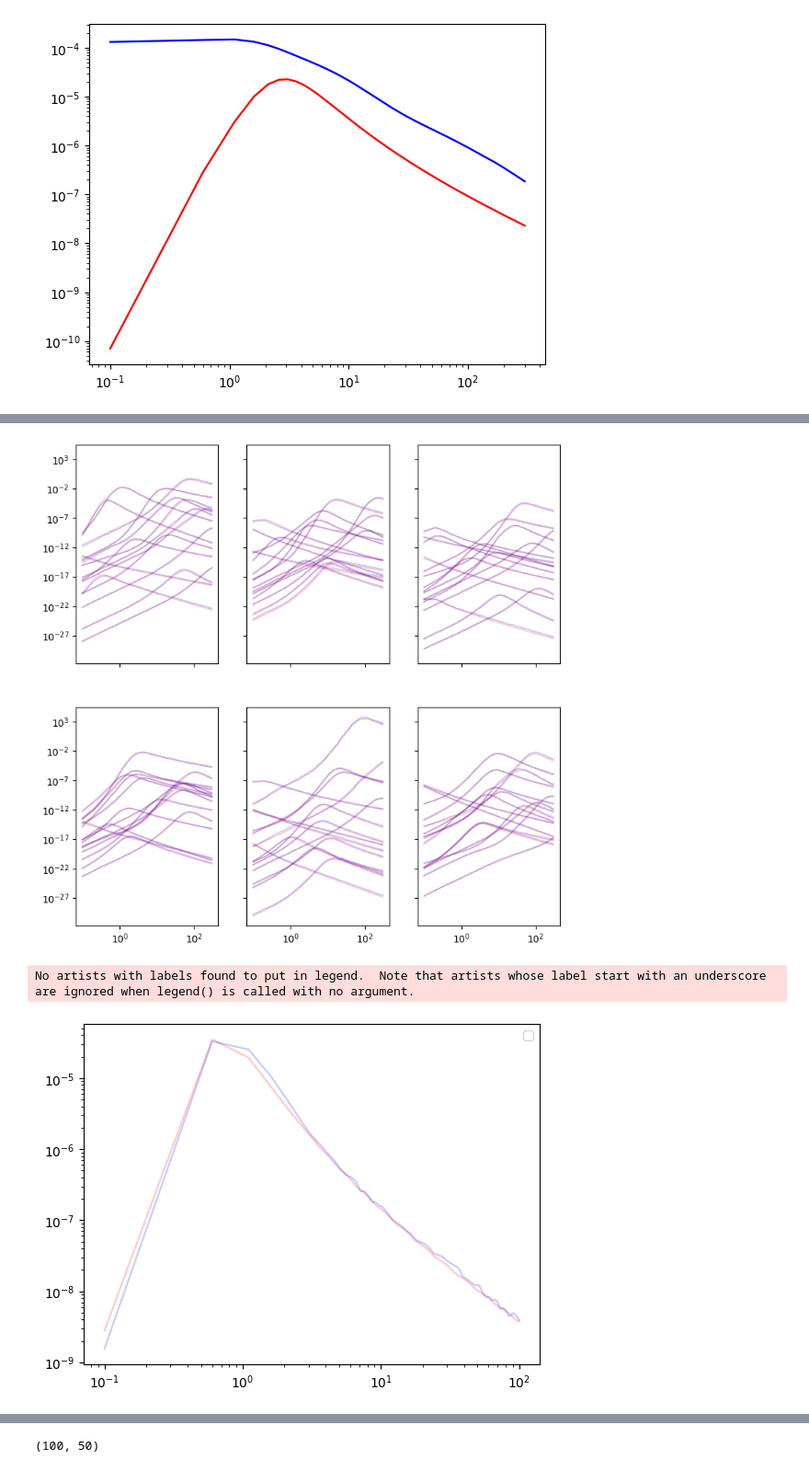
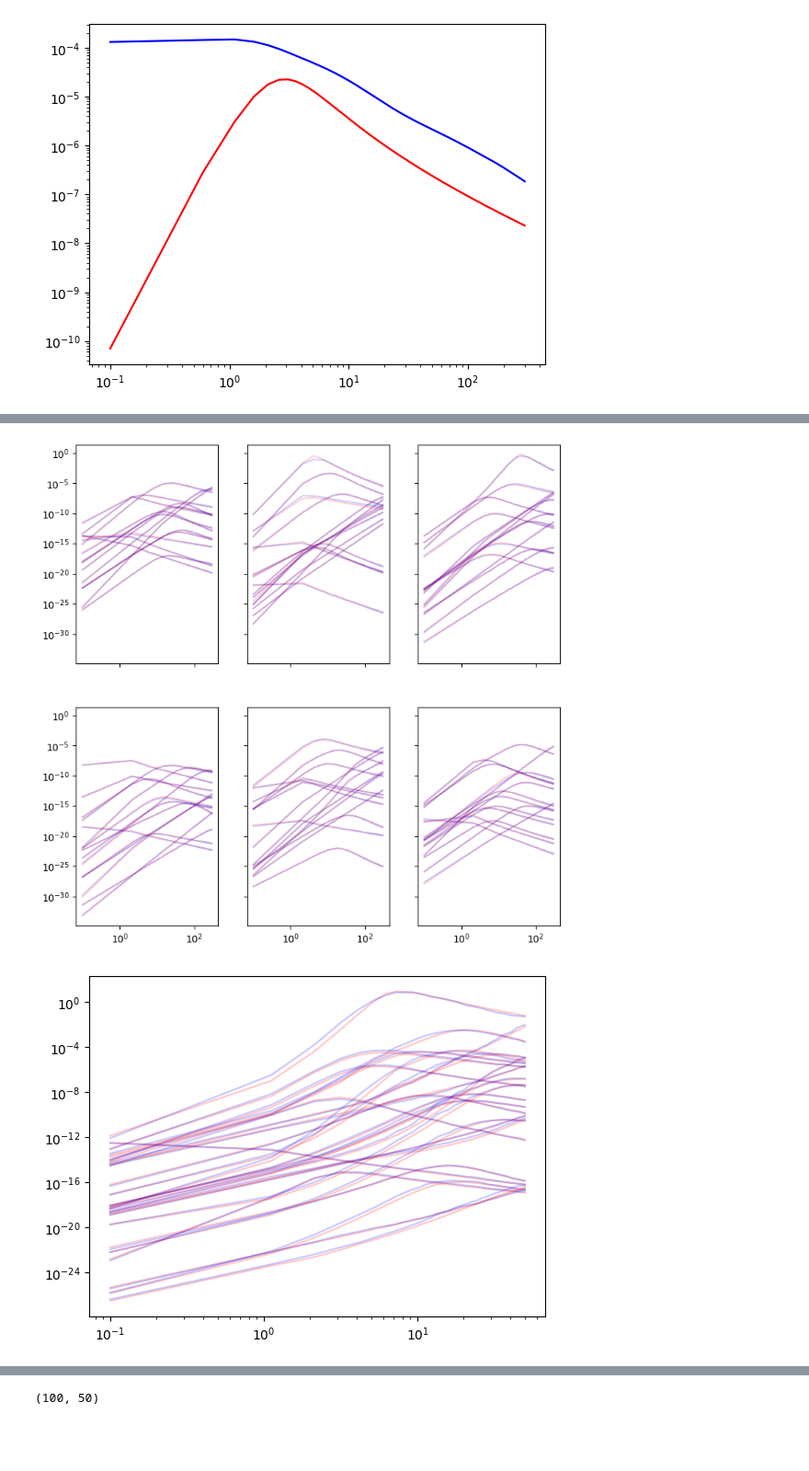
Before and after one commit to wfw23/MPhys_project, a Jupyter notebook: emulation.ipynb, the cells around one changed output, grey strips where cells are left out. Shown: that part at 92% size. Saved outputs shown, nothing was run; the diff lists cells and outputs as text; code cells hidden in the pictures; blank space fills up the shorter version.

```diff
--- a/emulation.ipynb
+++ b/emulation.ipynb
@@ -272,39 +249,39 @@ prediction.shape
 # %%
 fig, ax = plt.subplots(nrows=2, ncols=3, figsize=(9,9), sharex=True, sharey=True)
-#time = np.linspace(0.1, 300, 100) #xs
+time = np.linspace(0.1, 300, 150) #xs
 #test_params= dict(thv= 0.5, loge0=50.0 , thc= 0.02, logn0=1, p=2.13, logepse=-1.25, logepsb=-2.5, g0=1000)
 
 for i in range(15):
-    true_value= new_tophat_func(time, **unprocessed.iloc[i+(num-tnum)])
+    true_value= tophat_func(time, **unprocessed.iloc[i+(num-tnum)])
     ax[0,0].loglog(time, true_value, color='red', alpha=0.2)
     ax[0,0].loglog(time, prediction[i], color='blue', alpha=0.2)
 for i in range(15,30):
-    true_value= new_tophat_func(time, **unprocessed.iloc[i+(num-tnum)])
+    true_value= tophat_func(time, **unprocessed.iloc[i+(num-tnum)])
     ax[0,1].loglog(time, true_value, color='red', alpha=0.2)
     ax[0,1].loglog(time, prediction[i], color='blue', alpha=0.2)
 for i in range(30,45):
-    true_value= new_tophat_func(time, **unprocessed.iloc[i+(num-tnum)])
+    true_value= tophat_func(time, **unprocessed.iloc[i+(num-tnum)])
     ax[1,0].loglog(time, true_value, color='red', alpha=0.2)
     ax[1,0].loglog(time, prediction[i], color='blue', alpha=0.2)
 for i in range(45,60):
-    true_value= new_tophat_func(time, **unprocessed.iloc[i+(num-tnum)])
+    true_value= tophat_func(time, **unprocessed.iloc[i+(num-tnum)])
     ax[1,1].loglog(time, true_value, color='red', alpha=0.2)
     ax[1,1].loglog(time, prediction[i], color='blue', alpha=0.2)
 for i in range(60,75):
-    true_value= new_tophat_func(time, **unprocessed.iloc[i+(num-tnum)])
+    true_value= tophat_func(time, **unprocessed.iloc[i+(num-tnum)])
     ax[0,2].loglog(time, true_value, color='red', alpha=0.2)
     ax[0,2].loglog(time, prediction[i], color='blue', alpha=0.2)
 for i in range(75,90):
-    true_value= new_tophat_func(time, **unprocessed.iloc[i+(num-tnum)])
+    true_value= tophat_func(time, **unprocessed.iloc[i+(num-tnum)])
     ax[1,2].loglog(time, true_value, color='red', alpha=0.2)
     ax[1,2].loglog(time, prediction[i], color='blue', alpha=0.2)
 
 #true_value= tophat_func(time, **unprocessed.iloc[2+(num-tnum)])
 #ax[0,0].loglog(time, true_value, color='red', alpha=0.5)
-#plt.savefig("emulation_final.png", dpi='figure')
+plt.savefig("emulation_final.png", dpi='figure')
 plt.show()
 # %% [output]
-[figure, old version]
+[figure, new version]
 # %%
 with open("tophat.pkl", "wb") as f:
     pickle.dump(regr, f)
@@ -324,11 +298,6 @@ with open("new_scalery.pkl", "wb") as sy:
     pickle.dump(scalery, sy)
 with open("new_scalerx.pkl", "wb") as sx:
     pickle.dump(scalerx, sx)
-# %%
-with open("scalery_redback4.pkl", "wb") as sy:
-    pickle.dump(scalery, sy)
-with open("scalerx_redback4.pkl", "wb") as sx:
-    pickle.dump(scalerx, sx)
 # %%
 params={}
 params['thv']= np.log10(0.5)
@@ -344,28 +313,25 @@ test_data=np.fromiter(params.values(),dtype=float).reshape(1,-1)
 # %%
-#time=np.linspace(0.1,300,100)
-from scipy.signal import savgol_filter
-with open("tophat_redback4.pkl", "rb") as f:
+#time=np.linspace(0.1,300,150)
+with open("tophat_redback.pkl", "rb") as f:
     model = pickle.load(f)
-with open("scalery_redback4.pkl", "rb") as sy:
+with open("scalery_redback.pkl", "rb") as sy:
     scalery = pickle.load(sy)
-with open("scalerx_redback4.pkl", "rb") as sx:
+with open("scalerx_redback.pkl", "rb") as sx:
     scalerx = pickle.load(sx)
 
-xtests= scalerx.transform(test_data)
+xtests= scalerx.transform(testing.values)
 prediction= model.predict(xtests)
 prediction = 10**(scalery.inverse_transform(prediction))
-
+#print(model.score(xtests,scalery.transform(np.log10(ys))))
 afterglow = interpolate.interp1d(time, prediction, kind='linear')
-new_time= np.linspace(0.1,100,200)
+new_time= np.linspace(0.1,50,50)
 fluxd= afterglow(new_time)
 
 ax=plt.subplot()
-for i in range(1):
-    true_value= new_tophat_func(new_time,thv=0.5, loge0=49.5,thc=0.06,logn0=0.5,p=2.3,logepse=-1.25,logepsb=-2.5,g0=1000,frequency=3e14)
-    ax.loglog(new_time, true_value, color='red', alpha=0.2)#,marker='o', markersize=2,label='true')
-    ax.loglog(new_time, fluxd[i], color='blue', alpha=0.2)#, marker='o', markersize=2, label='pred')
-plt.legend()
+for i in range(15,40):
+    true_value= new_tophat_func(new_time, **unprocessed.iloc[i+(num-tnum)])
+    ax.loglog(new_time, true_value, color='red', alpha=0.2)
+    ax.loglog(new_time, fluxd[i], color='blue', alpha=0.2)
 plt.show()
 # %% [output]
-No artists with labels found to put in legend.  Note that artists whose label start with an underscore are ignored when legend() is called with no argument.
-[figure, old version]
+[figure, new version]
```
Also changed, not shown: parts of 29 cells of this notebook, 48 other files.
